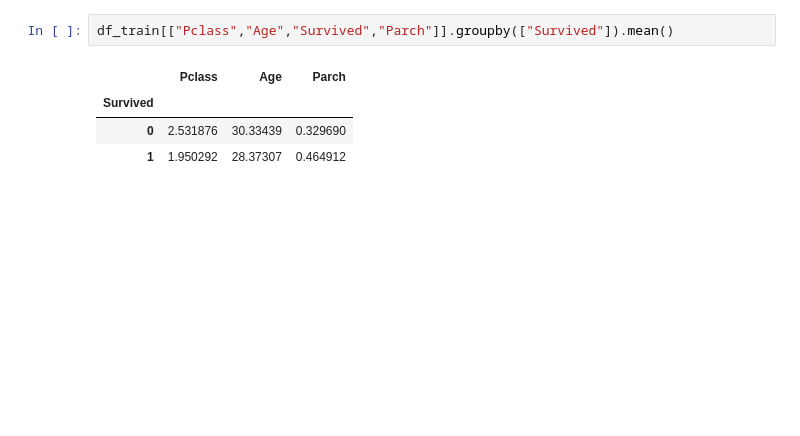
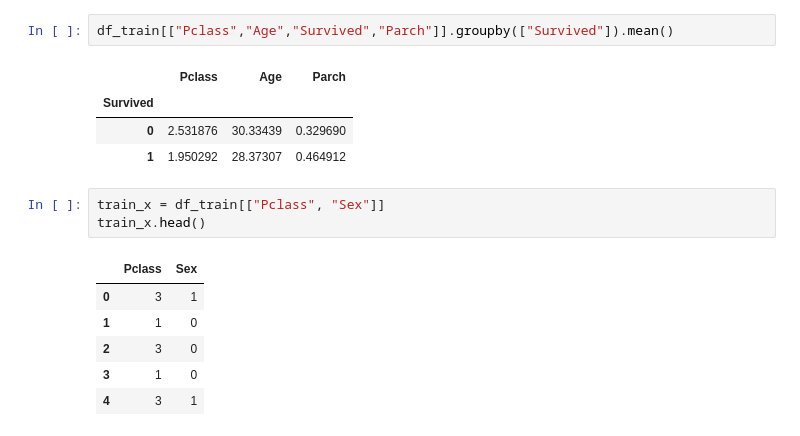
Before and after one commit to Divyesh-Nakrani/Titanic-survived, a Jupyter notebook: titanic_d.ipynb, the cells around one changed output. Saved outputs shown, nothing was run; the diff lists cells and outputs as text; blank space fills up the shorter version.

```diff
--- a/titanic_d.ipynb
+++ b/titanic_d.ipynb
@@ -239,3 +245,13 @@ df_train[["Pclass","Age","Survived","Parch"]].groupby(["Survived"]).mean()
 | Survived |  |  |  |
 | 0 | 2.531876 | 30.33439 | 0.329690 |
 | 1 | 1.950292 | 28.37307 | 0.464912 |
+# %%
+train_x = df_train[["Pclass", "Sex"]]
+train_x.head()
+# %% [output]
+|  | Pclass | Sex |
+| 0 | 3 | 1 |
+| 1 | 1 | 0 |
+| 2 | 3 | 0 |
+| 3 | 1 | 0 |
+| 4 | 3 | 1 |
```
Also changed, not shown: parts of 17 cells of this notebook.
